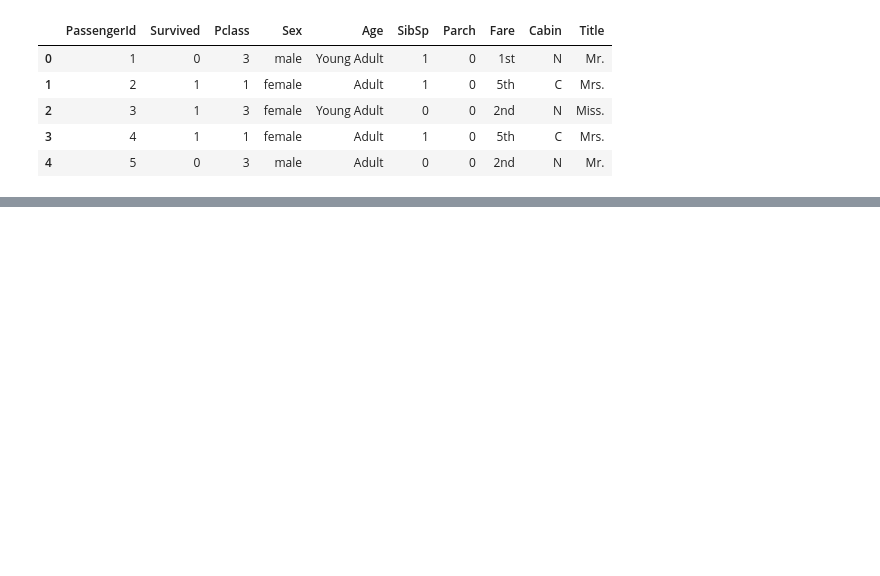
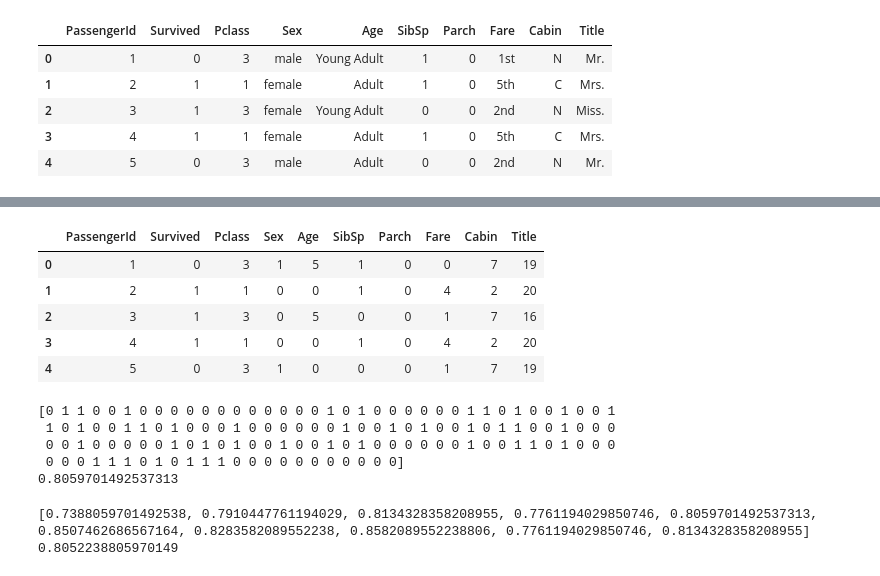
Before and after one commit to JoseJesusLaCasaNieto/Kaggle, a Jupyter notebook: Titanic/Titanic.ipynb, the cells around one changed output, grey strips where cells are left out. Saved outputs shown, nothing was run; the diff lists cells and outputs as text; code cells hidden in the pictures; blank space fills up the shorter version.

```diff
--- a/Titanic/Titanic.ipynb
+++ b/Titanic/Titanic.ipynb
@@ -299,0 +371,48 @@ train_data.head(5)
+# %%
+train_data.head(5)
+# %% [output]
+|  | PassengerId | Survived | Pclass | Sex | Age | SibSp | Parch | Fare | Cabin | Title |
+| 0 | 1 | 0 | 3 | 1 | 5 | 1 | 0 | 0 | 7 | 19 |
+| 1 | 2 | 1 | 1 | 0 | 0 | 1 | 0 | 4 | 2 | 20 |
+| 2 | 3 | 1 | 3 | 0 | 5 | 0 | 0 | 1 | 7 | 16 |
+| 3 | 4 | 1 | 1 | 0 | 0 | 1 | 0 | 4 | 2 | 20 |
+| 4 | 5 | 0 | 3 | 1 | 0 | 0 | 0 | 1 | 7 | 19 |
+# %%
+X = train_data.drop(['Survived', 'PassengerId'], axis=1)
+Y = train_data['Survived']
+
+validation_size = 0.15
+seed = np.random.randint(1000)
+X_train, X_validation, Y_train, Y_validation = train_test_split(X, Y, test_size=validation_size, random_state=seed)
+
+model = DecisionTreeClassifier()
+model.fit(X_train, Y_train)
+
+prediction = model.predict(X_validation)
+
+print(prediction)
+print(accuracy_score(prediction, Y_validation))
+# %% [output]
+[0 1 1 0 0 1 0 0 0 0 0 0 0 0 0 0 0 0 1 0 1 0 0 0 0 0 0 1 1 0 1 0 0 1 0 0 1
+ 1 0 1 0 0 1 1 0 1 0 0 0 1 0 0 0 0 0 0 1 0 0 1 0 1 0 0 1 0 1 1 0 0 1 0 0 0
+ 0 0 1 0 0 0 0 0 1 0 1 0 1 0 0 1 0 0 1 0 1 0 0 0 0 0 0 1 0 0 1 1 0 1 0 0 0
+ 0 0 0 1 1 1 0 1 0 1 1 1 0 0 0 0 0 0 0 0 0 0 0]
+0.8059701492537313
+# %%
+n_iters = 10
+results = []
+for i in range(n_iters):
+    seed = np.random.randint(1000)
+    X_train, X_validation, Y_train, Y_validation = train_test_split(X, Y, test_size=validation_size, random_state=seed)
+
+    model = DecisionTreeClassifier()
+    model.fit(X_train, Y_train)
+
+    prediction = model.predict(X_validation)
+    results.append(accuracy_score(prediction, Y_validation))
+
+print(results)
+print(sum(results) / len(results))
+# %% [output]
+[0.7388059701492538, 0.7910447761194029, 0.8134328358208955, 0.7761194029850746, 0.8059701492537313, 0.8507462686567164, 0.8283582089552238, 0.8582089552238806, 0.7761194029850746, 0.8134328358208955]
+0.8052238805970149
```
Also changed, not shown: parts of 21 cells of this notebook.
